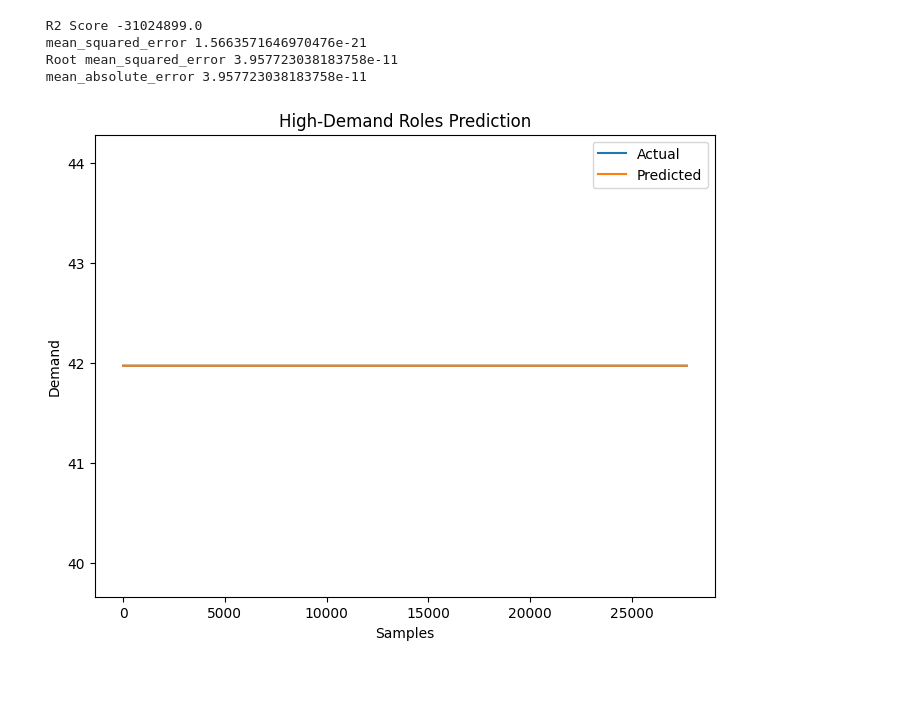
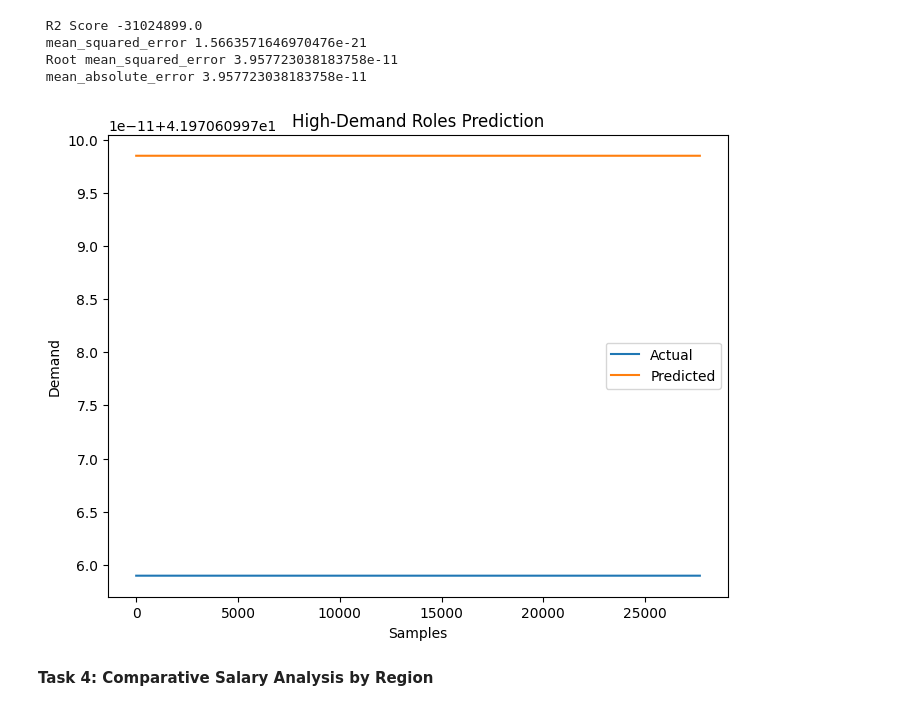
Before and after one commit to sapna-90/Project_8_Career-trends-explorer, a Jupyter notebook: P8_Career_trends_explorer.ipynb, the cells around one changed output. Saved outputs shown, nothing was run; the diff lists cells and outputs as text; code cells hidden in the pictures; blank space fills up the shorter version.

```diff
--- a/P8_Career_trends_explorer.ipynb
+++ b/P8_Career_trends_explorer.ipynb
@@ -370,12 +378,14 @@ print(f" mean_absolute_error {mean_absolute_error(predictions, y_test)}")
 # %%
 # Visualization of predictions
 plt.figure(figsize=(8, 6))
 plt.plot(y_test.values, label='Actual')
-plt.plot(y_pred, label='Predicted')
+plt.plot(predictions, label='Predicted')
 plt.legend()
 plt.title("High-Demand Roles Prediction")
 plt.xlabel("Samples")
 plt.ylabel("Demand")
 plt.show()
 # %% [output]
-[figure, old version]
+[figure, new version]
+# %% [markdown]
+**Task 4: Comparative Salary Analysis by Region**
```
Also changed, not shown: parts of 10 cells of this notebook.
